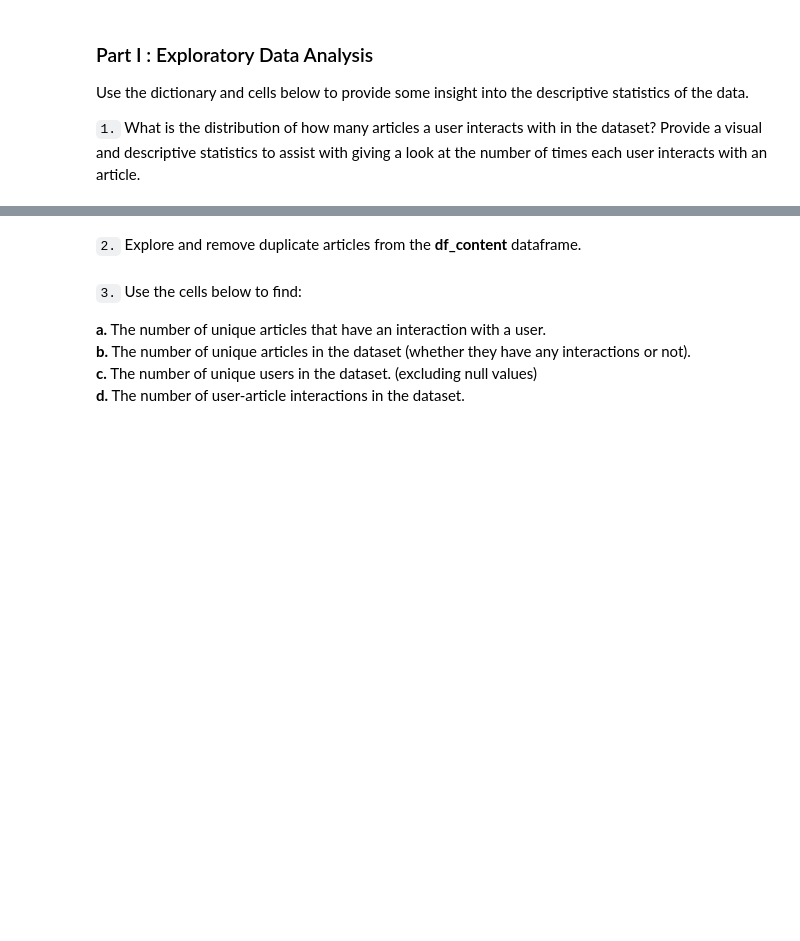
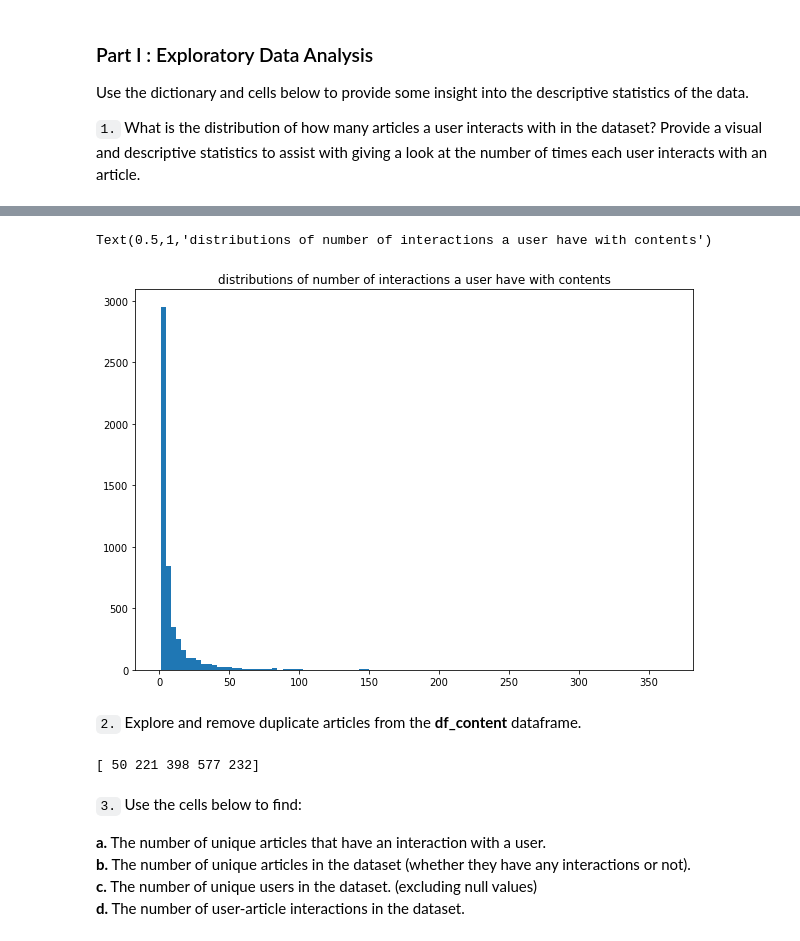
Before and after one commit to kangan28/project-5-Recommendation-with-IBM, a Jupyter notebook: Recommendations_with_IBM.ipynb, the cells around one changed output, grey strips where cells are left out. Drawn from its saved outputs; the diff is of its cells as text; code cells hidden in the pictures; blank space fills up the shorter version.

Commit message:
descriptive statistics and removing duplicates

```diff
--- a/Recommendations_with_IBM.ipynb
+++ b/Recommendations_with_IBM.ipynb
@@ -56,3 +56,6 @@ articles_item.head()
 Use the dictionary and cells below to provide some insight into the descriptive statistics of the data.
 
 `1.` What is the distribution of how many articles a user interacts with in the dataset?  Provide a visual and descriptive statistics to assist with giving a look at the number of times each user interacts with an article.
+# %%
+interactions_count = user_interact_item['email'].value_counts()
+pd.DataFrame(interactions_count.describe())
@@ -58,0 +72,6 @@ Use the dictionary and cells below to provide some insight into the descriptive
+# %%
+interactions_count.hist(bins = 100, grid = False, figsize = (10, 7))
+plt.title('distributions of number of interactions a user have with contents')
+# %% [output]
+Text(0.5,1,'distributions of number of interactions a user have with contents')
+[figure, added]
@@ -59,2 +81,6 @@ Use the dictionary and cells below to provide some insight into the descriptive
 # %% [markdown]
 `2.` Explore and remove duplicate articles from the **df_content** dataframe.
+# %%
+print(articles_item[articles_item['article_id'].duplicated()].article_id.values)
+# %% [output]
+[ 50 221 398 577 232]
```
Also changed, not shown: parts of 4 cells of this notebook.
